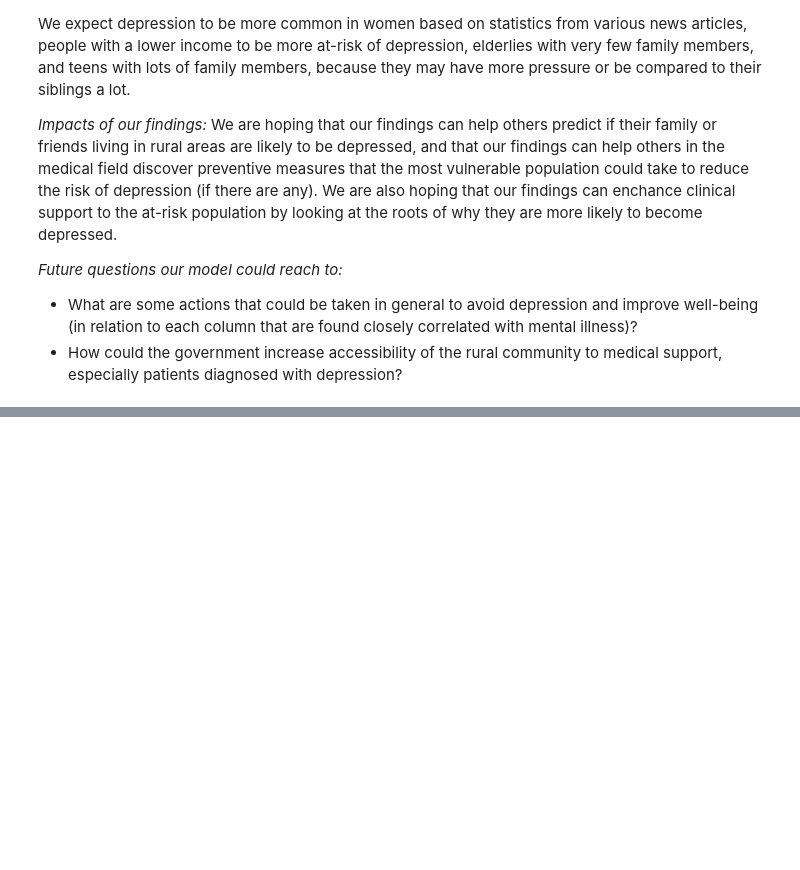
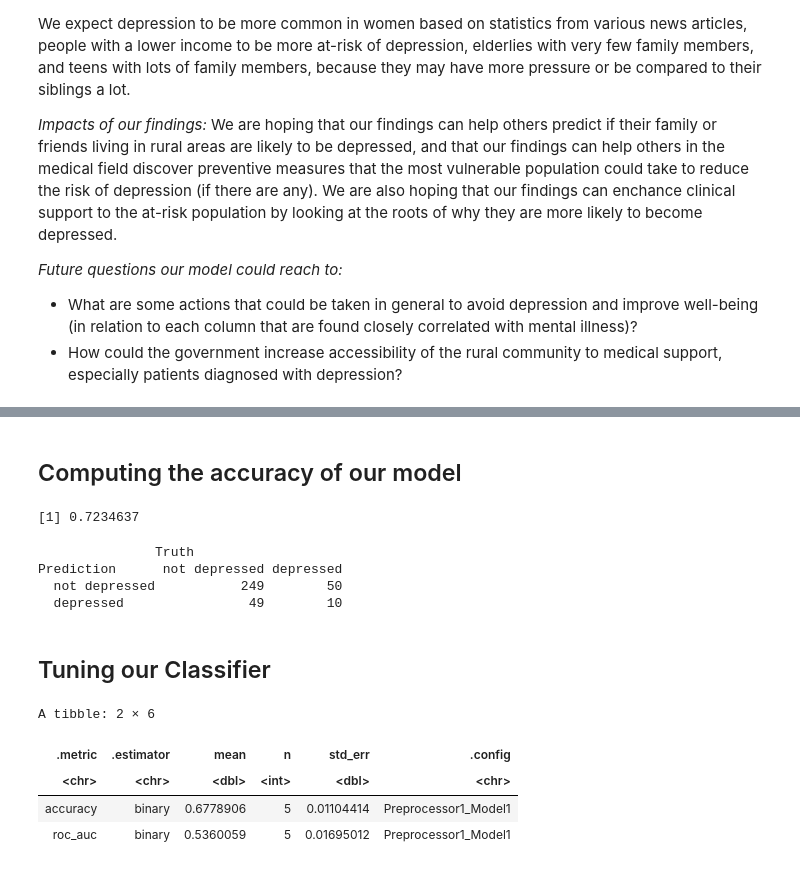
Before and after one commit to DonaldKLee/DSCI-100-Group-Project, a Jupyter notebook: main.ipynb, the cells around one changed output, grey strips where cells are left out. Cells and saved outputs as stored; diff of their text form; code cells hidden in the pictures; blank space fills up the shorter version.

```diff
--- a/main.ipynb
+++ b/main.ipynb
@@ -183,0 +270,45 @@ We are hoping that our findings can help others predict if their family or frien
+# %% [markdown]
+## Computing the accuracy of our model
+# %%
+depression_test_predictions |>
+    metrics(truth = depression_result, estimate = .pred_class) |>
+    filter(.metric == "accuracy") |>
+    select(.estimate) |>
+    pull()
+
+confusion <- depression_test_predictions |>
+             conf_mat(truth = depression_result, estimate = .pred_class)
+confusion
+# %% [output]
+[1] 0.7234637
+               Truth
+Prediction      not depressed depressed
+  not depressed           249        50
+  depressed                49        10
+# %% [markdown]
+## Tuning our Classifier
+# %%
+depression_vfold <- vfold_cv(depression_train, v = 5, strata = depression_result)
+
+
+# Creating a recipe
+depression_recipe <- recipe(depression_result ~ ., data = depression_train) |>
+    step_scale(all_predictors()) |>
+    step_center(all_predictors()) |>
+    step_upsample(depression_result, over_ratio = 1) |>
+    prep()
+
+
+knn_fit <- workflow() |>
+    add_recipe(depression_recipe) |>
+    add_model(knn_spec) |>
+    fit_resamples(resamples = depression_vfold)
+
+knn_fit |>
+    collect_metrics()
+# %% [output]
+A tibble: 2 × 6
+| .metric | .estimator | mean | n | std_err | .config |
+| <chr> | <chr> | <dbl> | <int> | <dbl> | <chr> |
+| accuracy | binary | 0.6778906 | 5 | 0.01104414 | Preprocessor1_Model1 |
+| roc_auc | binary | 0.5360059 | 5 | 0.01695012 | Preprocessor1_Model1 |
```
Also changed, not shown: parts of 11 cells of this notebook.
